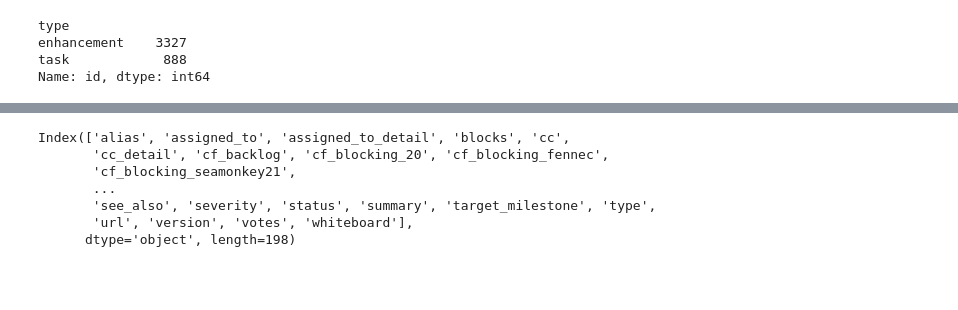
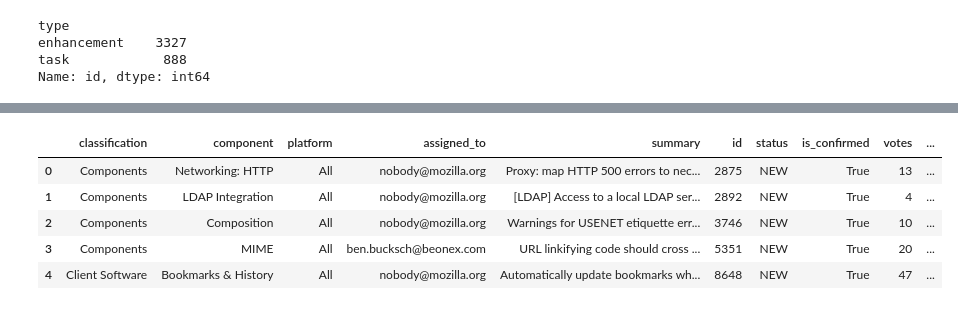
Before and after one commit to mitramir55/REConference, a Jupyter notebook: Tutorial/3 Preprocessing - Mitra/1-exploration.ipynb, the cells around one changed output, grey strips where cells are left out. Drawn from its saved outputs; the diff is of its cells as text; code cells hidden in the pictures; blank space fills up the shorter version.

```diff
--- a/Tutorial/3 Preprocessing - Mitra/1-exploration.ipynb
+++ b/Tutorial/3 Preprocessing - Mitra/1-exploration.ipynb
@@ -298,3 +394,0 @@ df.dropna(axis=1, inplace=True, how='all')
-# %%
-df.drop(columns=['Unnamed: 0'], inplace=True)
-df.drop_duplicates(subset='id', inplace=True)
@@ -320,0 +418,4 @@ array([nan, 'advancedprefs', 'pgp', 'errorpages', 'GlobalFilters',
+# %%
+for word in stop_words:
+    if word=='proxy':
+        print('y')
@@ -320,0 +551,8 @@ array([nan, 'advancedprefs', 'pgp', 'errorpages', 'GlobalFilters',
+# %%
+# we join the cleaned tokens to feed the tfidf algorithm
+
+def join_tokens(df, tokens_arrays_col):
+    return [" ".join(df.loc[i, tokens_arrays_col]) for i in range(len(df))]
+
+cleaned_tokens_series = join_tokens(df, 'cleaned_word_list')
+df.loc[:, 'cleaned_text'] = cleaned_tokens_series
@@ -321,10 +711,9 @@ array([nan, 'advancedprefs', 'pgp', 'errorpages', 'GlobalFilters',
 # %%
-df.columns
+df.head()
 # %% [output]
-Index(['alias', 'assigned_to', 'assigned_to_detail', 'blocks', 'cc',
-       'cc_detail', 'cf_backlog', 'cf_blocking_20', 'cf_blocking_fennec',
-       'cf_blocking_seamonkey21',
-       ...
-       'see_also', 'severity', 'status', 'summary', 'target_milestone', 'type',
-       'url', 'version', 'votes', 'whiteboard'],
-      dtype='object', length=198)
+|  | classification | component | platform | assigned_to | summary | id | status | is_confirmed | votes | ... |
+| 0 | Components | Networking: HTTP | All | nobody@mozilla.org | Proxy: map HTTP 500 errors to nec... | 2875 | NEW | True | 13 | ... |
+| 1 | Components | LDAP Integration | All | nobody@mozilla.org | [LDAP] Access to a local LDAP ser... | 2892 | NEW | True | 4 | ... |
+| 2 | Components | Composition | All | nobody@mozilla.org | Warnings for USENET etiquette err... | 3746 | NEW | True | 10 | ... |
+| 3 | Components | MIME | All | ben.bucksch@beonex.com | URL linkifying code should cross ... | 5351 | NEW | True | 20 | ... |
+| 4 | Client Software | Bookmarks & History | All | nobody@mozilla.org | Automatically update bookmarks wh... | 8648 | NEW | True | 47 | ... |
```
Also changed, not shown: parts of 50 cells of this notebook, 1 other file.
